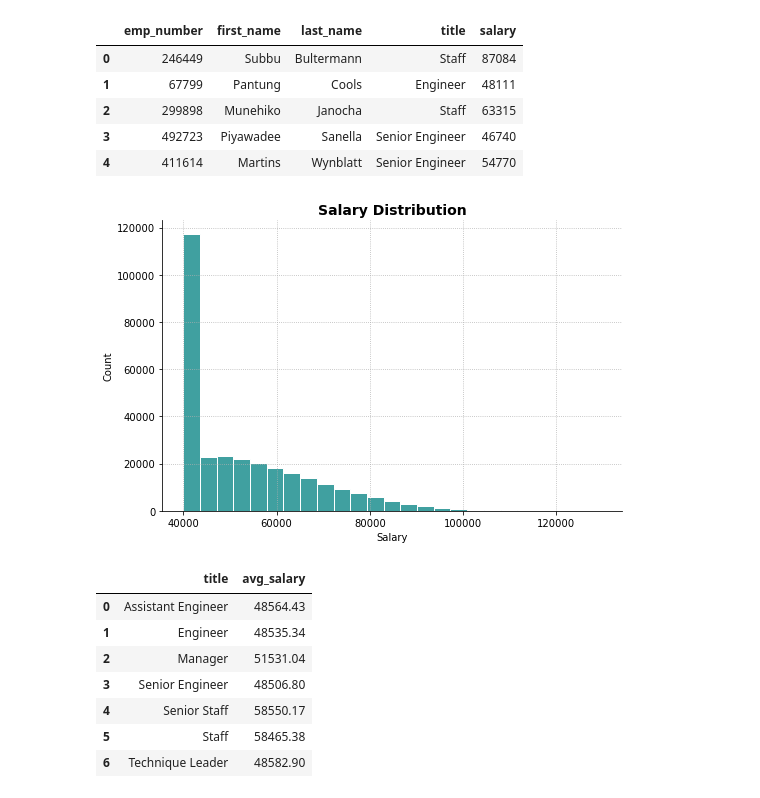
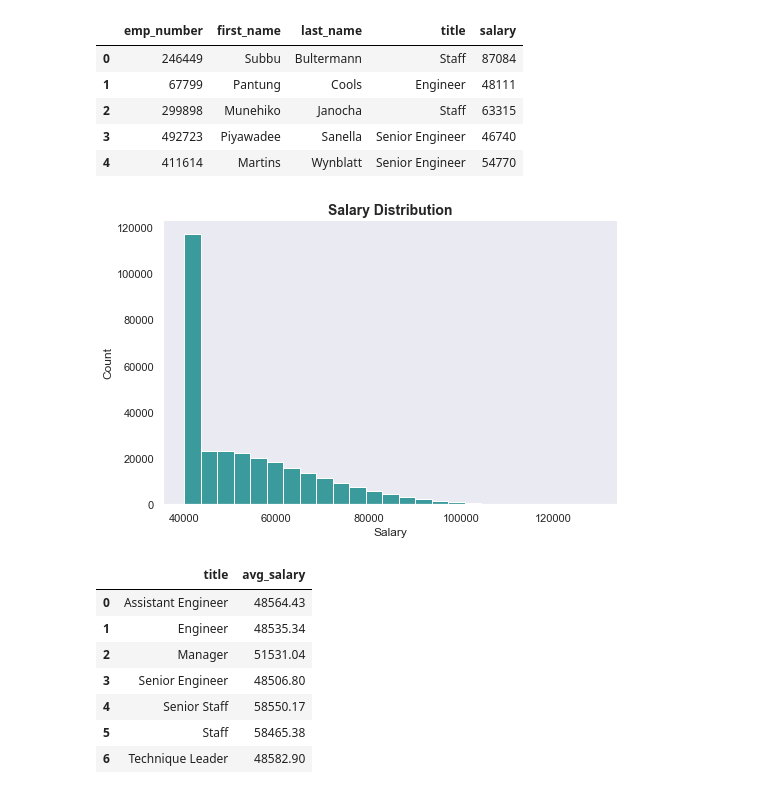
Before and after one commit to PeiDay/Employee_SQL_ERD, a Jupyter notebook: EmployeeSQL/data_visualization.ipynb, the cells around one changed output. Cells and saved outputs as stored; diff of their text form; code cells hidden in the pictures.

Commit message:
update the chart

```diff
--- a/EmployeeSQL/data_visualization.ipynb
+++ b/EmployeeSQL/data_visualization.ipynb
@@ -54,20 +54,21 @@ salary_df.head()
 # %%
 # visualize salary distributions
 
-sns.color_palette("mako", as_cmap = True)
+sns.set_theme(style = 'whigrid', rc = {'figure.figsize':(7,7)})
 
 sns.displot(kind = 'hist', data = salary_df, x = 'salary', height = 5, aspect = 1.5,
             bins = 25, color = "teal", edgecolor = 'w')
 
 plt.xlabel("Salary")
+plt.xlabel("Salary")
 plt.title("Salary Distribution", fontsize = 14, fontweight = "bold")
 
 plt.tight_layout(h_pad = 1)
-plt.grid(which = "major", ls =":")
+plt.grid(which = "major", ls ="-")
 
 plt.savefig("../images/Salary_Distribution")
 # %% [output]
-[figure, old version]
+[figure, new version]
 # %%
 # salary data groupby titles
 
```
Also changed, not shown: 1 other file.
